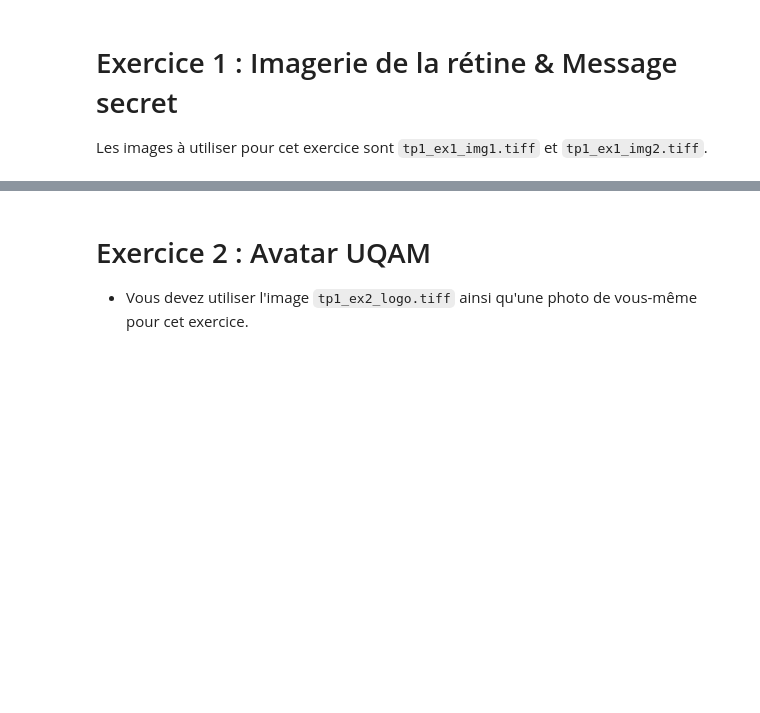
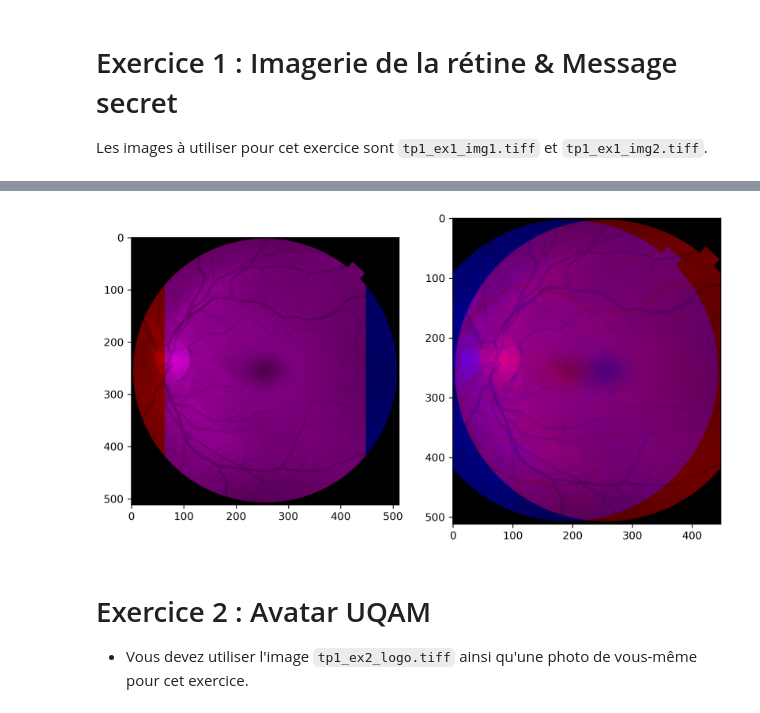
Before and after one commit to RaphaelJ-S/inf600f, a Jupyter notebook: tp/tp1/data/tp1.ipynb, the cells around one changed output, grey strips where cells are left out. Saved outputs shown, nothing was run; the diff lists cells and outputs as text; code cells hidden in the pictures; blank space fills up the shorter version.

```diff
--- a/tp/tp1/data/tp1.ipynb
+++ b/tp/tp1/data/tp1.ipynb
@@ -12,3 +73,19 @@ Les images à utiliser pour cet exercice sont `tp1_ex1_img1.tiff` et `tp1_ex1_im
+# %%
+
+filtre = np.zeros((512, 512)).astype(np.uint8)
+filtre2 = np.zeros((512, 448)).astype(np.uint8)
+modif1 = 1
+modif2 = 1
+montage = np.stack([retine_img1_t.astype(np.uint8) * modif1, filtre, retine_img2_t.astype(np.uint8) * modif2 ], axis=2)
+original = np.stack([retine_img1 * modif1 , filtre2, retine_img2 * modif2 ], axis = 2)
+plt.figure(figsize=(10,10), dpi=300)
+plt.subplot(121)
+plt.imshow(montage)
+plt.subplot(122)
+plt.imshow(original)
+plt.show()
+# %% [output]
+[figure, added]
 # %% [markdown]
 # Exercice 2 : Avatar UQAM
 - Vous devez utiliser l'image `tp1_ex2_logo.tiff` ainsi qu'une photo de vous-même pour cet exercice.
```
Also changed, not shown: parts of 10 cells of this notebook, 2 other files.
